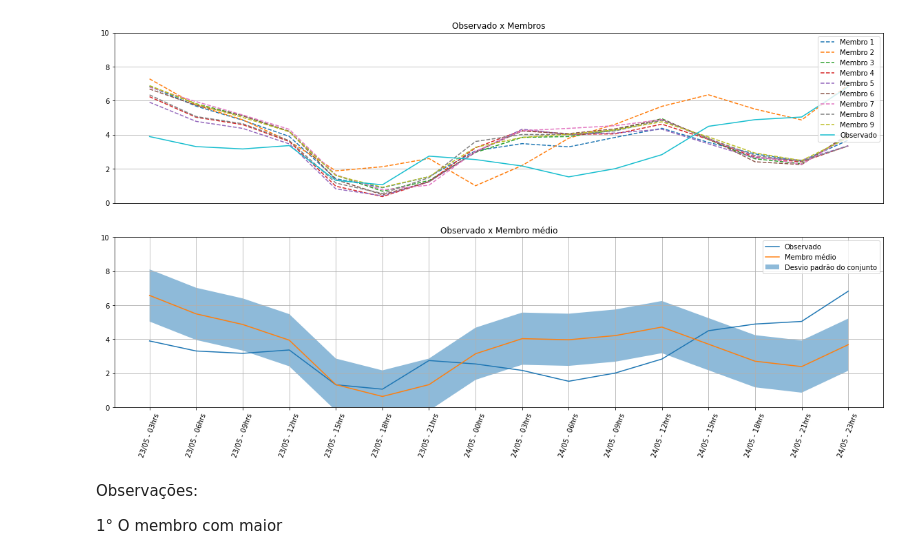
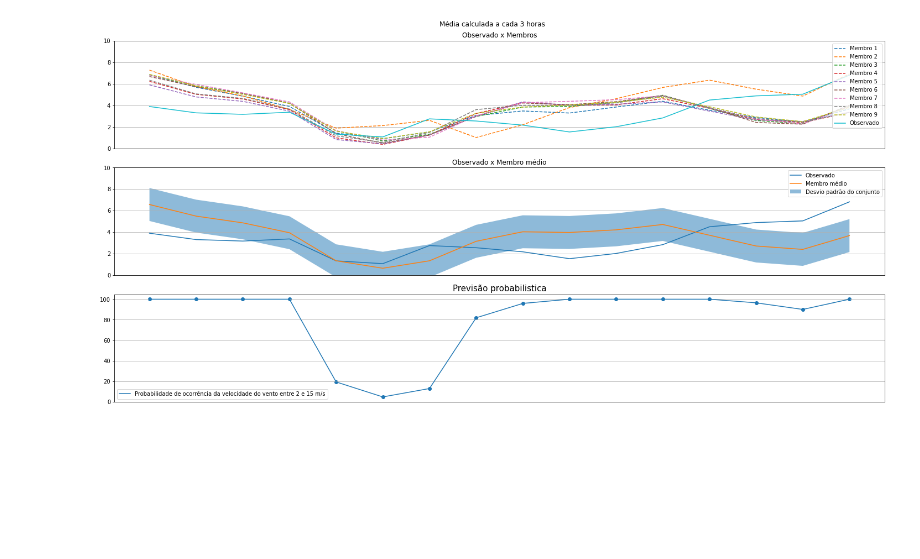
Before and after one commit to lucasdmarten/tcc, a Jupyter notebook: jupyter_scripts/compare_ensembles_obs.ipynb, the cells around one changed output. Drawn from its saved outputs; the diff is of its cells as text; code cells hidden in the pictures; blank space fills up the shorter version.

Commit message:
adicionada a previsão probabilística

```diff
--- a/jupyter_scripts/compare_ensembles_obs.ipynb
+++ b/jupyter_scripts/compare_ensembles_obs.ipynb
@@ -69,44 +69,79 @@ for i in range(0,len(box)):
 mean_ensemble=(np.array(media_p1)+np.array(media_p3)+ \
                np.array(media_p4)+np.array(media_p5)+np.array(media_p6)+ \
                np.array(media_p7)+np.array(media_p8)+np.array(media_p9))/8
-fig, axs = plt.subplots(2,figsize =(20, 10))
+
+
+df = pd.read_csv('/media/lucasdmarten/HD/backup/projetos/tcc/jupyter_scripts/data_ensemble.c1.csv')
+df = df.drop('id',axis=1)
+df.index = pd.to_datetime(df['times'])
+d = {}
+for i in range(1,10):
+    Oij = []
+    for wspd108 in  df[df['membro']==i].wspd108.values:
+        if (wspd108 > 2) & (wspd108 <= 15):
+            Oij.append(1)
+            name='membro'+str(i)
+        else:
+            Oij.append(0)
+            name='membro'+str(i)
+    d.update({str(name):Oij})
+previsão_probabilistica = ((np.array(d['membro1'])+np.array(d['membro2'])+np.array(d['membro3'])+np.array(d['membro4'])+np.array(d['membro5'])+np.array(d['membro6'])+np.array(d['membro7'])+np.array(d['membro8'])+np.array(d['membro9']))/9) * 100
+list_date = pd.date_range('2018-05-23','2018-05-25',freq='10min')
+df_prob = pd.DataFrame({"date":list_date[:-1],"p_prob":previsão_probabilistica[36:-1]})
+df_prob.index = pd.to_datetime(df_prob.date)
+prob3h=[]
+for dtime in pd.date_range('2018-05-23','2018-05-25',freq='3H'):
+    dt = datetime.timedelta(hours=3)
+    prob3h.append([df_prob.loc[str(dtime):str(dtime+dt)].p_prob.mean(),dtime+dt])
+
+
+
+fig, axs = plt.subplots(3,figsize =(20, 10))
 axs[0].grid(True)
 axs[0].plot(newdates,media_p1,'--', label='Membro 1')
 axs[0].plot(media_p2,'--', label='Membro 2')
 axs[0].plot(media_p3,'--', label='Membro 3')
 axs[0].plot(media_p4,'--', label='Membro 4')
 axs[0].plot(media_p5,'--', label='Membro 5')
 axs[0].plot(media_p6,'--', label='Membro 6')
 axs[0].plot(media_p7,'--', label='Membro 7')
 axs[0].plot(media_p8,'--', label='Membro 8')
 axs[0].plot(media_p9,'--', label='Membro 9')
 axs[0].plot(media_obs, label="Observado")
 axs[0].set_ylim(0,10)
 axs[0].legend()
 axs[0].get_xaxis().set_visible(False)
 axs[0].set_title("Observado x Membros")
 
 axs[1].plot(newdates,media_obs, label="Observado")
 axs[1].plot(mean_ensemble, label="Membro médio")
 axs[1].fill_between(range(16), mean_ensemble-np.std(mean_ensemble), mean_ensemble+np.std(mean_ensemble),
                     alpha = 0.5, label='Desvio padrão do conjunto')
 axs[1].set_ylim(0,10)
 axs[1].grid(True)
 axs[1].legend()
 axs[1].set_title("Observado x Membro médio")
-degrees = 70
-plt.xticks(rotation=degrees)
+axs[1].get_xaxis().set_visible(False)
+
+axs[2].plot(newdates,np.array(prob3h[:-1])[:,0], label='Probabilidade de ocorrência da velocidade do vento entre 2 e 15 m/s')
+axs[2].scatter(newdates,np.array(prob3h[:-1])[:,0])
+axs[2].grid(True)
+axs[2].get_xaxis().set_visible(False)
+axs[2].set_title('Previsão probabilistica',fontsize=15)
+axs[2].legend()
+plt.suptitle("Média calculada a cada 3 horas")
+
+plt.tight_layout()
+# degrees = 70
+# plt.xticks(rotation=degrees)
+
 plt.savefig('painel_analise_ensemble.png', dpi=300, facecolor='w', edgecolor='w',
           format=None,
         transparent=False, bbox_inches=None, pad_inches=0.1,
          metadata=None)
 plt.show()
 # %% [output]
-[figure, old version]
+[figure, new version]
-# %% [markdown]
-Observações:
-
-1° O membro com maior
 # %%
 d1 = pd.read_csv('../tcc/data/ecc1_.csv')
 d2 = pd.read_csv('../tcc/data/ecc2_.csv')
```
Also changed, not shown: parts of 9 cells of this notebook, 16 other files.
